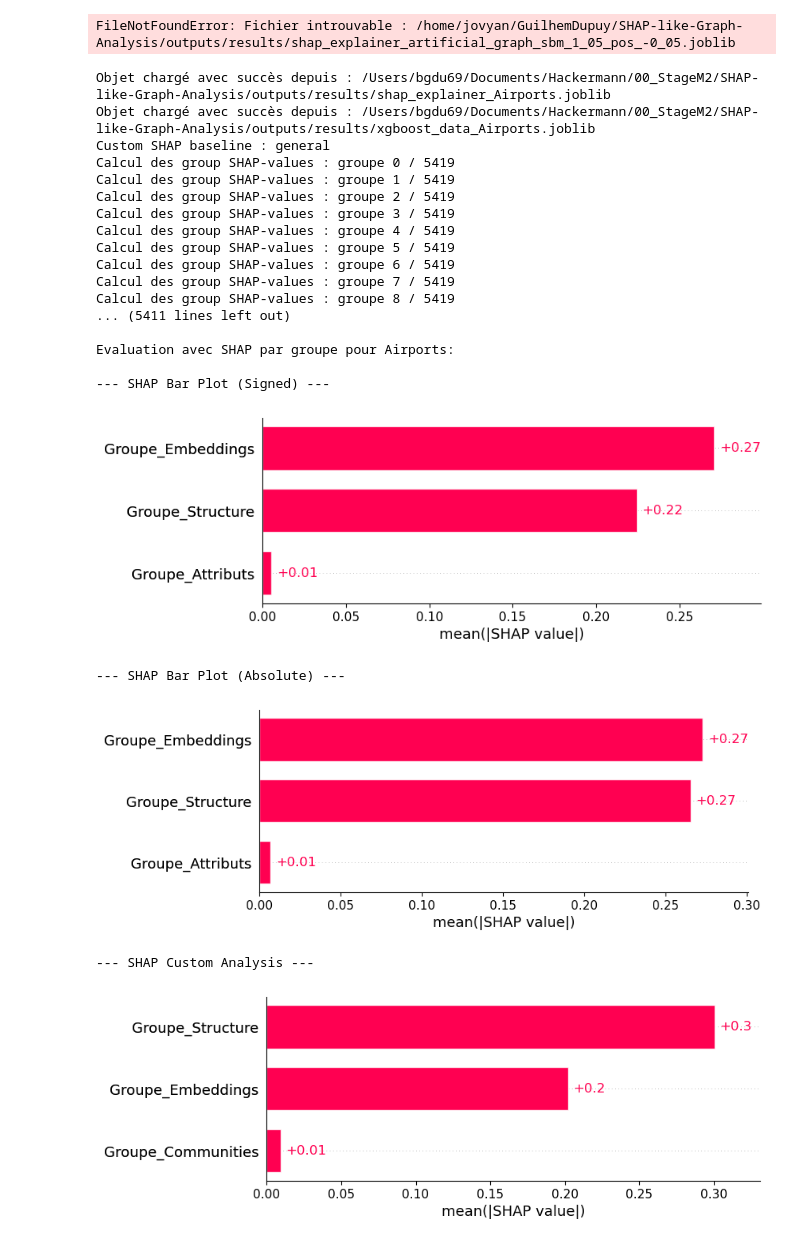
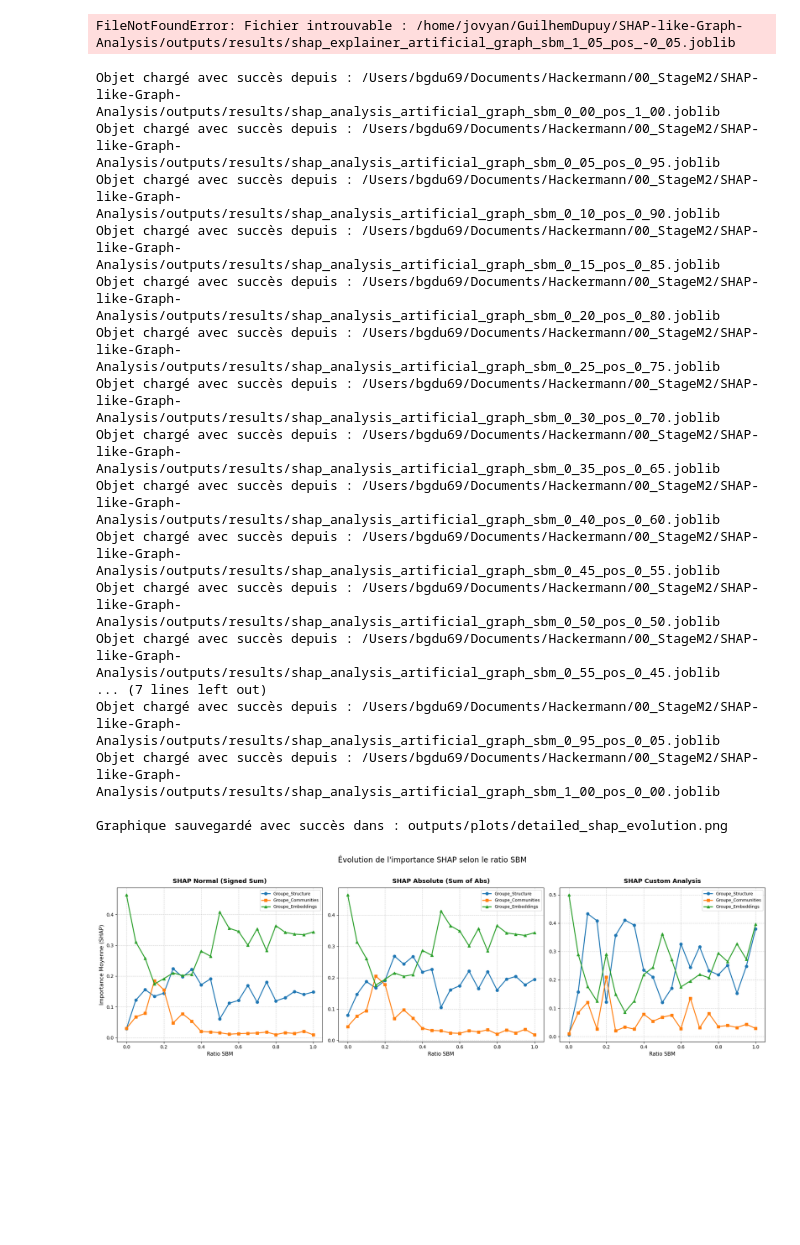
Before and after one commit to DeankoontzG/SHAP-like-Graph-Analysis, a Jupyter notebook: Notebook.ipynb, the cells around one changed output. Cells and saved outputs as stored; diff of their text form; code cells hidden in the pictures; blank space fills up the shorter version.

Commit message:
ADD - Shap overall comparison on artificial graphs

```diff
--- a/Notebook.ipynb
+++ b/Notebook.ipynb
@@ -99,27 +99,23 @@ Objet sauvegardé dans : /home/jovyan/GuilhemDupuy/SHAP-like-Graph-Analysis/outp
 artificial_graph_sbm_1_05_pos_-0_05
 FileNotFoundError: Fichier introuvable : /home/jovyan/GuilhemDupuy/SHAP-like-Graph-Analysis/outputs/results/shap_explainer_artificial_graph_sbm_1_05_pos_-0_05.joblib
 # %%
-a = gp.evaluate(G_name = "Airports", display=True)
+gp.plot_shap_evolution()
 # %% [output]
-Objet chargé avec succès depuis : /Users/bgdu69/Documents/Hackermann/00_StageM2/SHAP-like-Graph-Analysis/outputs/results/shap_explainer_Airports.joblib
-Objet chargé avec succès depuis : /Users/bgdu69/Documents/Hackermann/00_StageM2/SHAP-like-Graph-Analysis/outputs/results/xgboost_data_Airports.joblib
-Custom SHAP baseline : general
-Calcul des group SHAP-values : groupe 0 / 5419
-Calcul des group SHAP-values : groupe 1 / 5419
-Calcul des group SHAP-values : groupe 2 / 5419
-Calcul des group SHAP-values : groupe 3 / 5419
-Calcul des group SHAP-values : groupe 4 / 5419
-Calcul des group SHAP-values : groupe 5 / 5419
-Calcul des group SHAP-values : groupe 6 / 5419
-Calcul des group SHAP-values : groupe 7 / 5419
-Calcul des group SHAP-values : groupe 8 / 5419
-... (5411 lines left out)
+Objet chargé avec succès depuis : /Users/bgdu69/Documents/Hackermann/00_StageM2/SHAP-like-Graph-Analysis/outputs/results/shap_analysis_artificial_graph_sbm_0_00_pos_1_00.joblib
+Objet chargé avec succès depuis : /Users/bgdu69/Documents/Hackermann/00_StageM2/SHAP-like-Graph-Analysis/outputs/results/shap_analysis_artificial_graph_sbm_0_05_pos_0_95.joblib
+Objet chargé avec succès depuis : /Users/bgdu69/Documents/Hackermann/00_StageM2/SHAP-like-Graph-Analysis/outputs/results/shap_analysis_artificial_graph_sbm_0_10_pos_0_90.joblib
+Objet chargé avec succès depuis : /Users/bgdu69/Documents/Hackermann/00_StageM2/SHAP-like-Graph-Analysis/outputs/results/shap_analysis_artificial_graph_sbm_0_15_pos_0_85.joblib
+Objet chargé avec succès depuis : /Users/bgdu69/Documents/Hackermann/00_StageM2/SHAP-like-Graph-Analysis/outputs/results/shap_analysis_artificial_graph_sbm_0_20_pos_0_80.joblib
+Objet chargé avec succès depuis : /Users/bgdu69/Documents/Hackermann/00_StageM2/SHAP-like-Graph-Analysis/outputs/results/shap_analysis_artificial_graph_sbm_0_25_pos_0_75.joblib
+Objet chargé avec succès depuis : /Users/bgdu69/Documents/Hackermann/00_StageM2/SHAP-like-Graph-Analysis/outputs/results/shap_analysis_artificial_graph_sbm_0_30_pos_0_70.joblib
+Objet chargé avec succès depuis : /Users/bgdu69/Documents/Hackermann/00_StageM2/SHAP-like-Graph-Analysis/outputs/results/shap_analysis_artificial_graph_sbm_0_35_pos_0_65.joblib
+Objet chargé avec succès depuis : /Users/bgdu69/Documents/Hackermann/00_StageM2/SHAP-like-Graph-Analysis/outputs/results/shap_analysis_artificial_graph_sbm_0_40_pos_0_60.joblib
+Objet chargé avec succès depuis : /Users/bgdu69/Documents/Hackermann/00_StageM2/SHAP-like-Graph-Analysis/outputs/results/shap_analysis_artificial_graph_sbm_0_45_pos_0_55.joblib
+Objet chargé avec succès depuis : /Users/bgdu69/Documents/Hackermann/00_StageM2/SHAP-like-Graph-Analysis/outputs/results/shap_analysis_artificial_graph_sbm_0_50_pos_0_50.joblib
+Objet chargé avec succès depuis : /Users/bgdu69/Documents/Hackermann/00_StageM2/SHAP-like-Graph-Analysis/outputs/results/shap_analysis_artificial_graph_sbm_0_55_pos_0_45.joblib
+... (7 lines left out)
+Objet chargé avec succès depuis : /Users/bgdu69/Documents/Hackermann/00_StageM2/SHAP-like-Graph-Analysis/outputs/results/shap_analysis_artificial_graph_sbm_0_95_pos_0_05.joblib
+Objet chargé avec succès depuis : /Users/bgdu69/Documents/Hackermann/00_StageM2/SHAP-like-Graph-Analysis/outputs/results/shap_analysis_artificial_graph_sbm_1_00_pos_0_00.joblib
 
-Evaluation avec SHAP par groupe pour Airports:
-
---- SHAP Bar Plot (Signed) ---
+Graphique sauvegardé avec succès dans : outputs/plots/detailed_shap_evolution.png
-[figure, old version]
+[figure, new version]
---- SHAP Bar Plot (Absolute) ---
-[figure, removed]
---- SHAP Custom Analysis ---
-[figure, removed]
```
Also changed, not shown: parts of 1 cell of this notebook, 1 other file.
